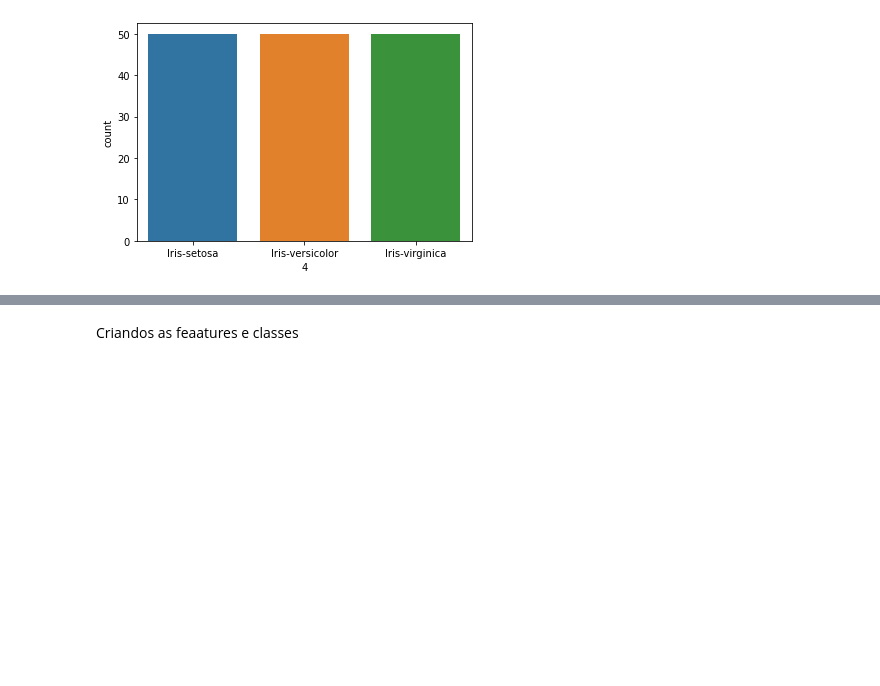
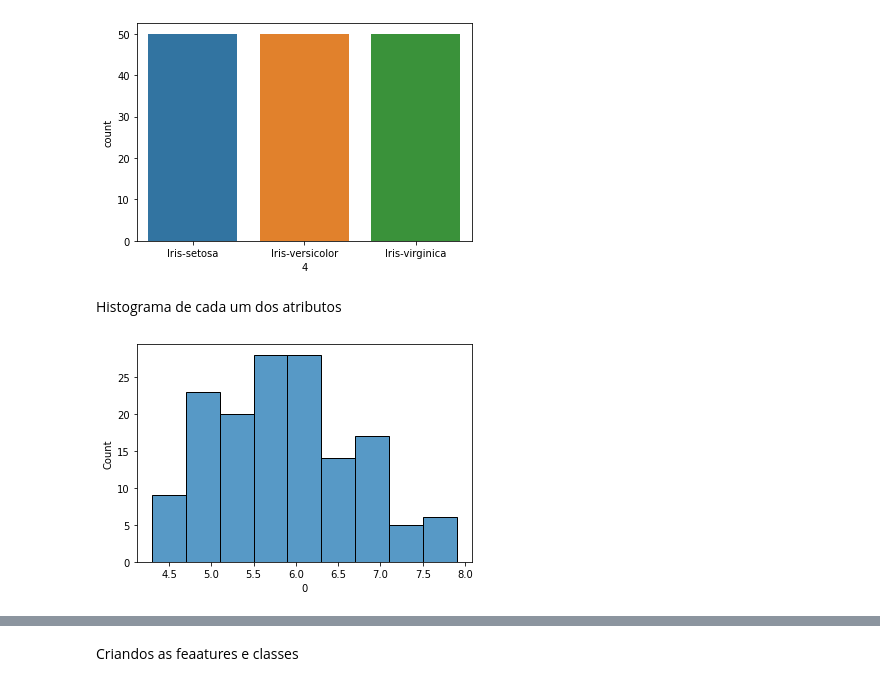
Before and after one commit to xkayo29/analise-dataset-iris, a Jupyter notebook: main.ipynb, the cells around one changed output, grey strips where cells are left out. Saved outputs shown, nothing was run; the diff lists cells and outputs as text; code cells hidden in the pictures; blank space fills up the shorter version.

Commit message:
(update) Inserido histograma

```diff
--- a/main.ipynb
+++ b/main.ipynb
@@ -16,3 +16,9 @@ Confirmando a base balanceada
 sns.countplot(x=4, data=dataset);
 # %% [output]
 [figure]
+# %% [markdown]
+Histograma de cada um dos atributos
+# %%
+sns.histplot(data=dataset[0]);
+# %% [output]
+[figure, added]
```
Also changed, not shown: parts of 2 cells of this notebook.
